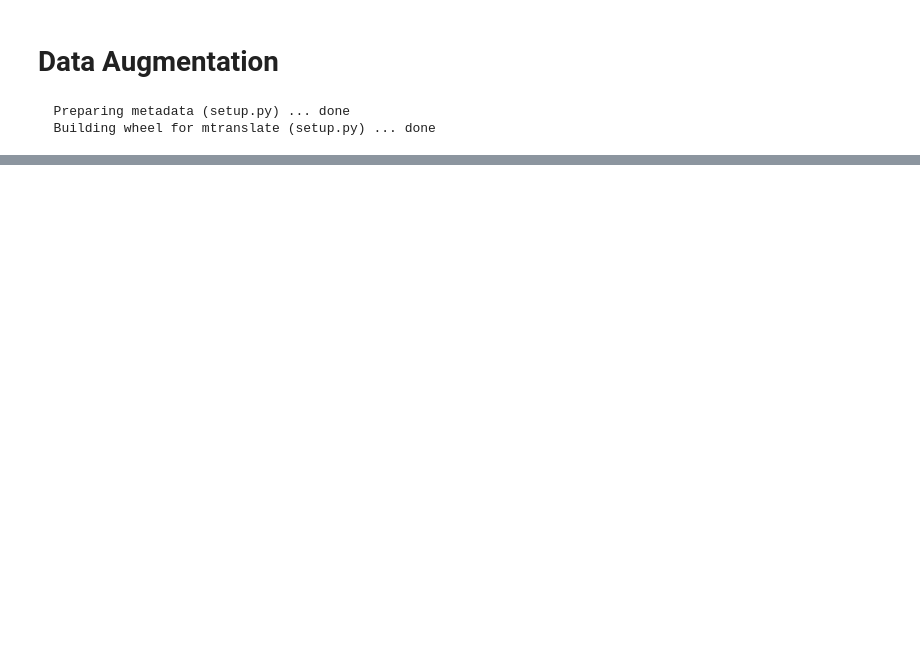
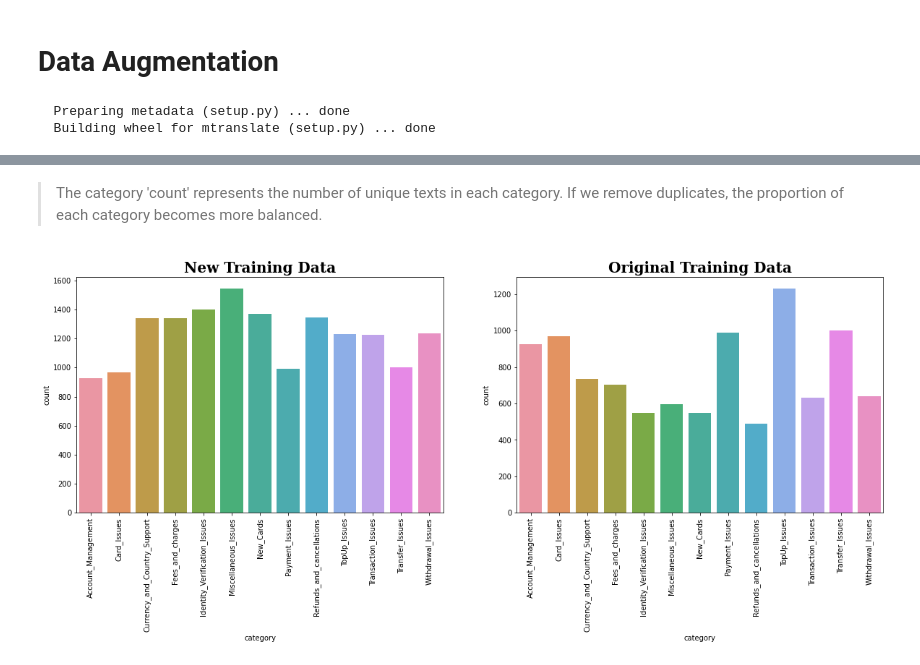
Before and after one commit to sjung-stat/Customer-Support-Chat-Intent-Classification, a Jupyter notebook: Data Preprocessing.ipynb, the cells around one changed output, grey strips where cells are left out. Cells and saved outputs as stored; diff of their text form; code cells hidden in the pictures; blank space fills up the shorter version.

```diff
--- a/Data Preprocessing.ipynb
+++ b/Data Preprocessing.ipynb
@@ -1112,0 +370,7 @@ array([0.85759602, 0.87377708, 1.26300505, 1.10262346, 0.93871997,
+# %%
+"""
+# 3. Load preprocessed data from Google Drive:
+
+with open('/content/drive/MyDrive/df_parapharse_8.pkl', 'rb') as f:   # Load `df_parapharse_8` from Google Drive
+    df_parapharse_8 = pickle.load(f)
+    """
@@ -1112,0 +571,10 @@ array([0.85759602, 0.87377708, 1.26300505, 1.10262346, 0.93871997,
+# %%
+# Load the paraphrased and back-translated dataframes to merge them with the original dataframe
+
+with open('/content/drive/MyDrive/df_parapharse_8.pkl', 'rb') as f:   # Load `df_parapharse_8` from Google Drive
+    df_parapharse_8 = pickle.load(f)
+
+with open('/content/drive/MyDrive/df_backtranslate.pkl', 'rb') as f:   # Load `df_backtranslate_4` from your Google Drive
+    df_backtranslate_4 = pickle.load(f)
+# %%
+df_training_concat = pd.concat([df_training_copy, df_parapharse_8, df_backtranslate_4])
@@ -1112,0 +591,10 @@ array([0.85759602, 0.87377708, 1.26300505, 1.10262346, 0.93871997,
+# %%
+# Count the number of duplicates in each category
+duplicates_count = df_training_concat.groupby(['category', 'text']).size().reset_index(name='count')
+
+# Count the number of categories that have duplicates
+categories_with_duplicates_count = duplicates_count.groupby('category')['count'].agg(['count', 'sum']).reset_index()
+categories_with_duplicates_count['duplicates'] = categories_with_duplicates_count['sum'] - categories_with_duplicates_count['count']
+
+# Print the categories with duplicates and their corresponding counts
+print(categories_with_duplicates_count)
@@ -1112,0 +616,2 @@ array([0.85759602, 0.87377708, 1.26300505, 1.10262346, 0.93871997,
+# %% [markdown]
+> The category 'count' represents the number of unique texts in each category. If we remove duplicates, the proportion of each category becomes more balanced.
@@ -1112,0 +621,20 @@ array([0.85759602, 0.87377708, 1.26300505, 1.10262346, 0.93871997,
+# %%
+# create a figure with two subplots side-by-side
+category_order = categories_with_duplicates_count.category
+fig, (ax1, ax2) = plt.subplots(ncols=2, figsize=(20,6))
+
+# create the barplots for dataset 1 and dataset 2 using seaborn
+sns.barplot(x='category', y='count', data=categories_with_duplicates_count, order=category_order, ax=ax1)
+sns.barplot(x='category', y='count', data=df_training_copy_count, order=category_order, ax=ax2)
+
+# set titles and axis labels for each subplot
+ax1.set_title('New Training Data', fontsize=20, fontfamily='serif', fontweight='bold')
+ax2.set_title('Original Training Data', fontsize=20, fontfamily='serif', fontweight='bold')
+ax1.set_xticklabels(ax1.get_xticklabels(), rotation=90)
+ax2.set_xticklabels(ax2.get_xticklabels(), rotation=90)
+
+
+# display the plot
+plt.show()
+# %% [output]
+[figure, added]
```
Also changed, not shown: parts of 146 cells of this notebook.
